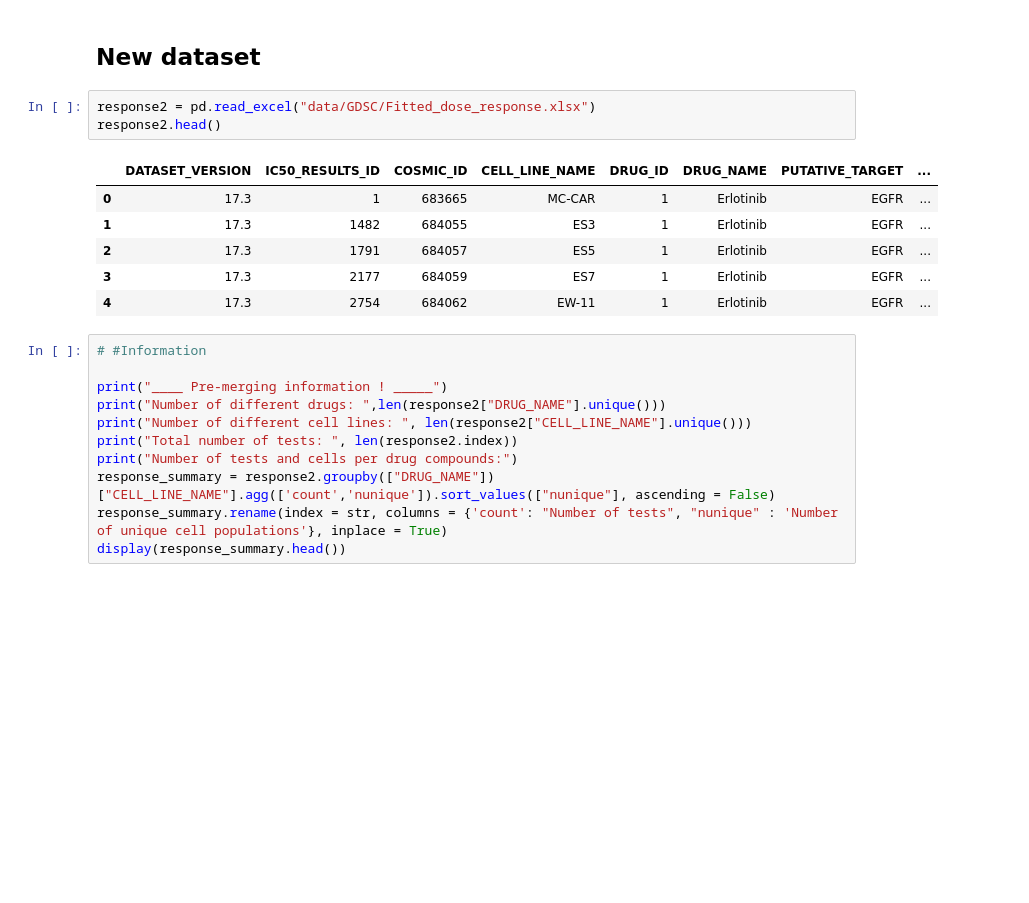
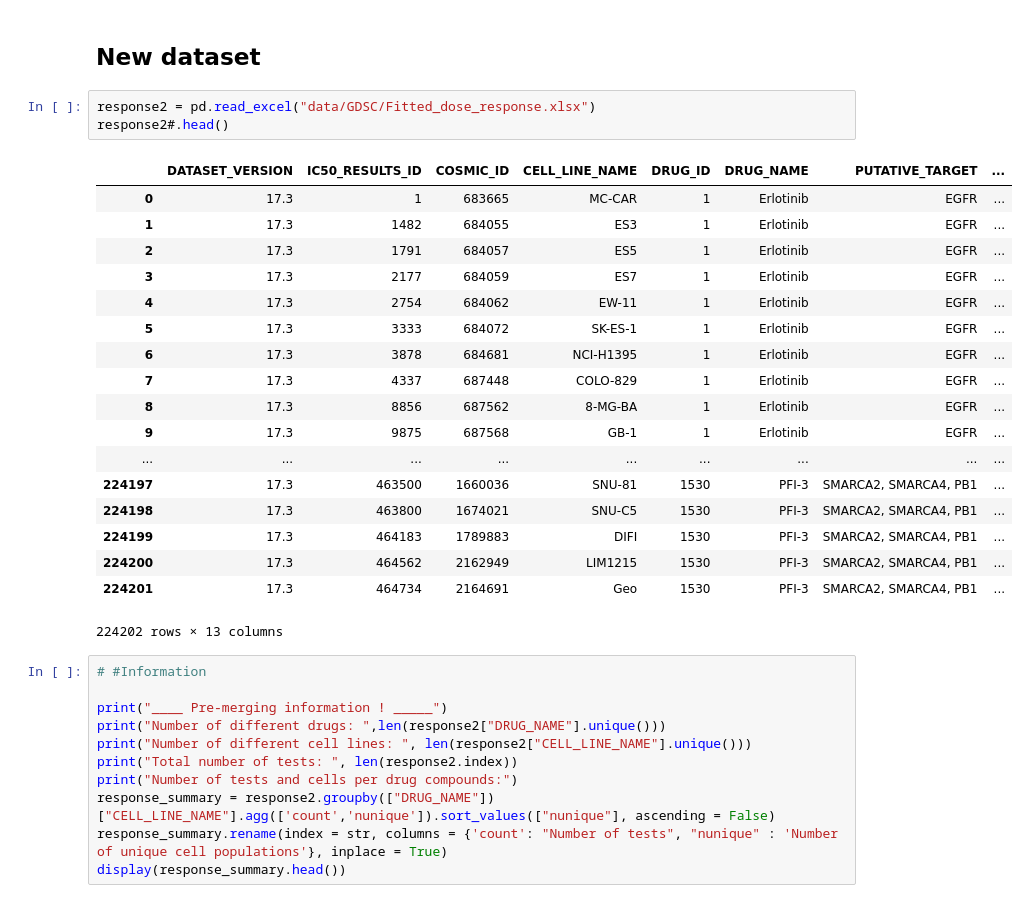
Before and after one commit to oskaradermecker/DataX_Drug_Response, a Jupyter notebook: Final notebook - Datasets.ipynb, the cells around one changed output. Drawn from its saved outputs; the diff is of its cells as text; blank space fills up the shorter version.

```diff
--- a/Final notebook - Datasets.ipynb
+++ b/Final notebook - Datasets.ipynb
@@ -88,14 +88,26 @@ Total number of experiments:  44773210
 ## New dataset
 # %%
 response2 = pd.read_excel("data/GDSC/Fitted_dose_response.xlsx")
-response2.head()
+response2#.head()
 # %% [output]
 |  | DATASET_VERSION | IC50_RESULTS_ID | COSMIC_ID | CELL_LINE_NAME | DRUG_ID | DRUG_NAME | PUTATIVE_TARGET | ... |
 | 0 | 17.3 | 1 | 683665 | MC-CAR | 1 | Erlotinib | EGFR | ... |
 | 1 | 17.3 | 1482 | 684055 | ES3 | 1 | Erlotinib | EGFR | ... |
 | 2 | 17.3 | 1791 | 684057 | ES5 | 1 | Erlotinib | EGFR | ... |
 | 3 | 17.3 | 2177 | 684059 | ES7 | 1 | Erlotinib | EGFR | ... |
 | 4 | 17.3 | 2754 | 684062 | EW-11 | 1 | Erlotinib | EGFR | ... |
+| 5 | 17.3 | 3333 | 684072 | SK-ES-1 | 1 | Erlotinib | EGFR | ... |
+| 6 | 17.3 | 3878 | 684681 | NCI-H1395 | 1 | Erlotinib | EGFR | ... |
+| 7 | 17.3 | 4337 | 687448 | COLO-829 | 1 | Erlotinib | EGFR | ... |
+| 8 | 17.3 | 8856 | 687562 | 8-MG-BA | 1 | Erlotinib | EGFR | ... |
+| 9 | 17.3 | 9875 | 687568 | GB-1 | 1 | Erlotinib | EGFR | ... |
+| ... | ... | ... | ... | ... | ... | ... | ... | ... |
+| 224197 | 17.3 | 463500 | 1660036 | SNU-81 | 1530 | PFI-3 | SMARCA2, SMARCA4, PB1 | ... |
+| 224198 | 17.3 | 463800 | 1674021 | SNU-C5 | 1530 | PFI-3 | SMARCA2, SMARCA4, PB1 | ... |
+| 224199 | 17.3 | 464183 | 1789883 | DIFI | 1530 | PFI-3 | SMARCA2, SMARCA4, PB1 | ... |
+| 224200 | 17.3 | 464562 | 2162949 | LIM1215 | 1530 | PFI-3 | SMARCA2, SMARCA4, PB1 | ... |
+| 224201 | 17.3 | 464734 | 2164691 | Geo | 1530 | PFI-3 | SMARCA2, SMARCA4, PB1 | ... |
+224202 rows × 13 columns
 # %%
 # #Information
 
```
Also changed, not shown: 1 other file.
